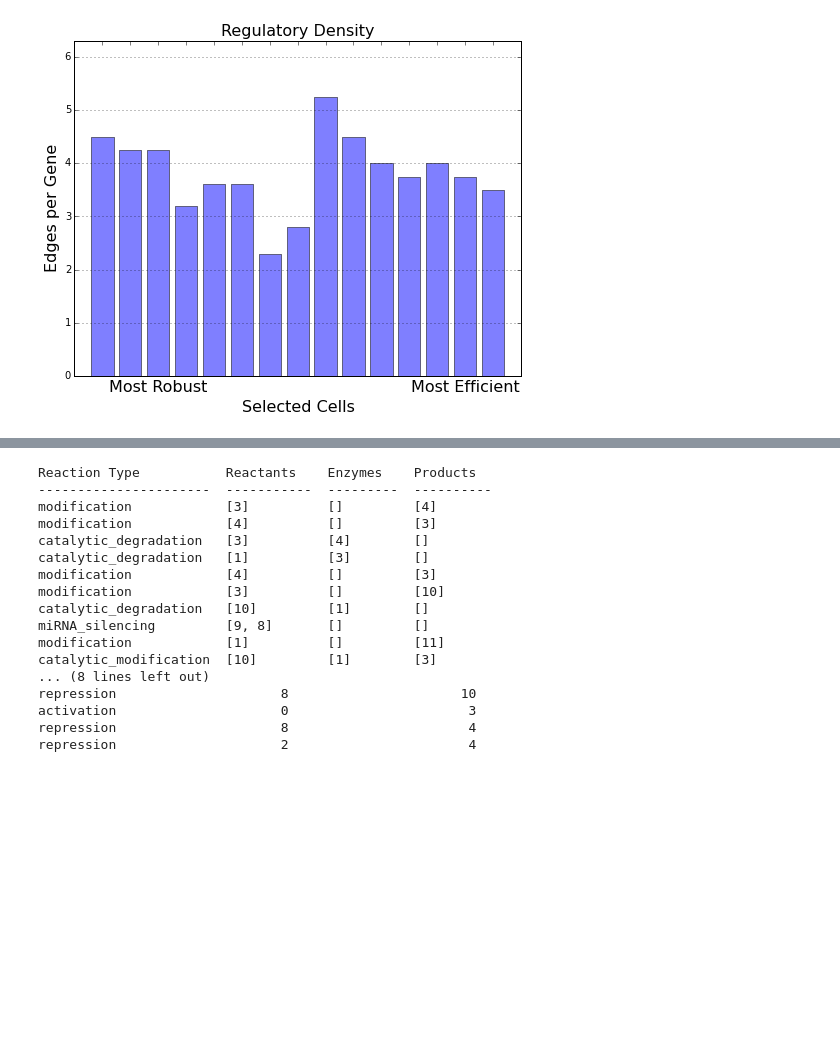
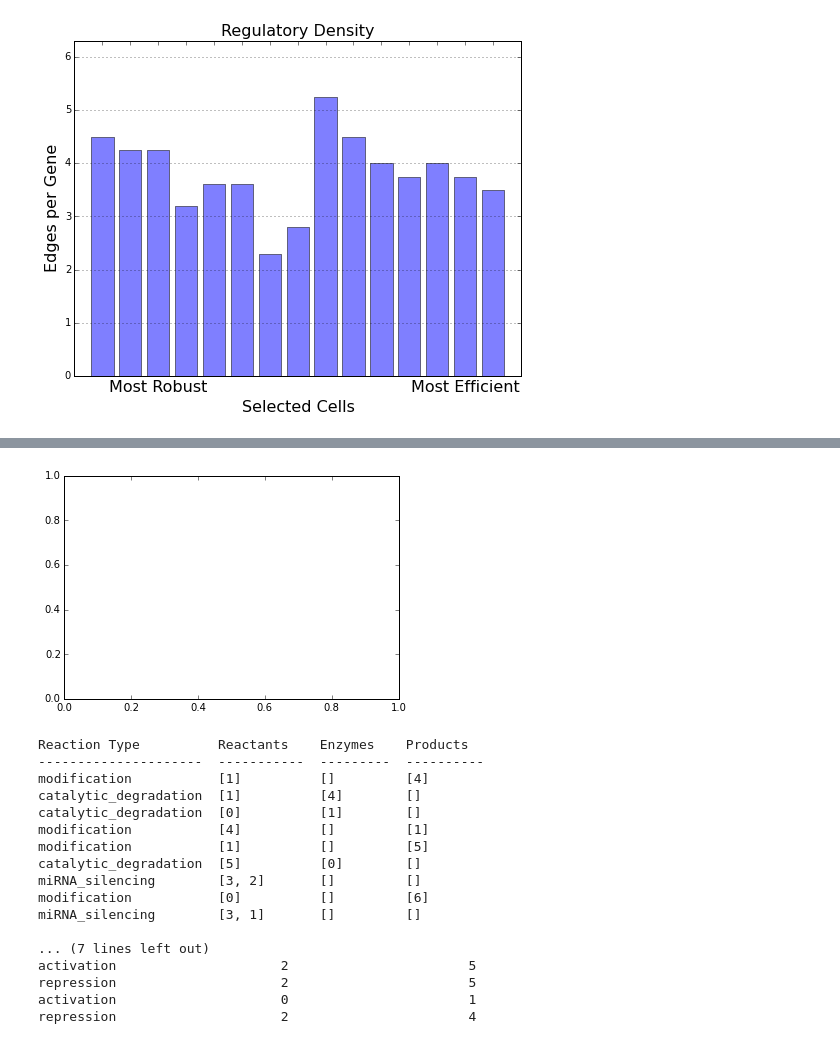
Before and after one commit to sbernasek/evolution_of_grn, a Jupyter notebook: analysis.ipynb, the cells around one changed output, grey strips where cells are left out. Cells and saved outputs as stored; diff of their text form; code cells hidden in the pictures; blank space fills up the shorter version.

```diff
--- a/analysis.ipynb
+++ b/analysis.ipynb
@@ -112,20 +124,25 @@ score, energy = adaptation_test(cell, input_node=2, output_node=1, input_random=
+# %%
+ax = plt.gca()
+ax.setp(legend.get_title(),fontsize='xx-small')
+# %% [output]
+[figure, added]
 # %%
-cell.show_reactions()
+cell.show_reactions(grn_indices=True)
 # %% [output]
-Reaction Type           Reactants    Enzymes    Products
-----------------------  -----------  ---------  ----------
-modification            [3]          []         [4]
-modification            [4]          []         [3]
-catalytic_degradation   [3]          [4]        []
-catalytic_degradation   [1]          [3]        []
-modification            [4]          []         [3]
-modification            [3]          []         [10]
-catalytic_degradation   [10]         [1]        []
-miRNA_silencing         [9, 8]       []         []
-modification            [1]          []         [11]
-catalytic_modification  [10]         [1]        [3]
-... (8 lines left out)
-repression                     8                      10
-activation                     0                       3
-repression                     8                       4
+Reaction Type          Reactants    Enzymes    Products
+---------------------  -----------  ---------  ----------
+modification           [1]          []         [4]
+catalytic_degradation  [1]          [4]        []
+catalytic_degradation  [0]          [1]        []
+modification           [4]          []         [1]
+modification           [1]          []         [5]
+catalytic_degradation  [5]          [0]        []
+miRNA_silencing        [3, 2]       []         []
+modification           [0]          []         [6]
+miRNA_silencing        [3, 1]       []         []
+
+... (7 lines left out)
+activation                     2                       5
+repression                     2                       5
+activation                     0                       1
 repression                     2                       4
```
Also changed, not shown: parts of 8 cells of this notebook, 5 other files.
